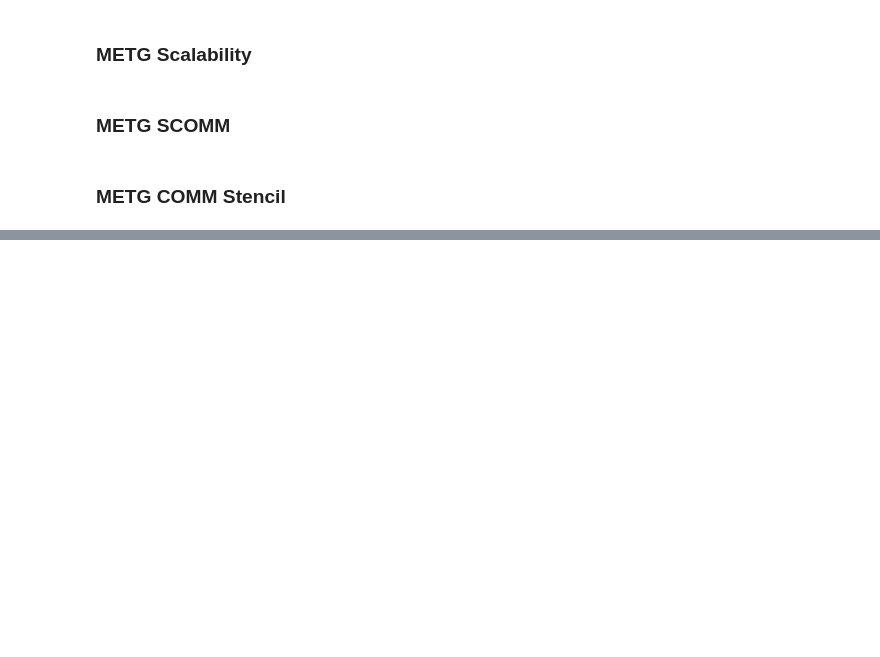
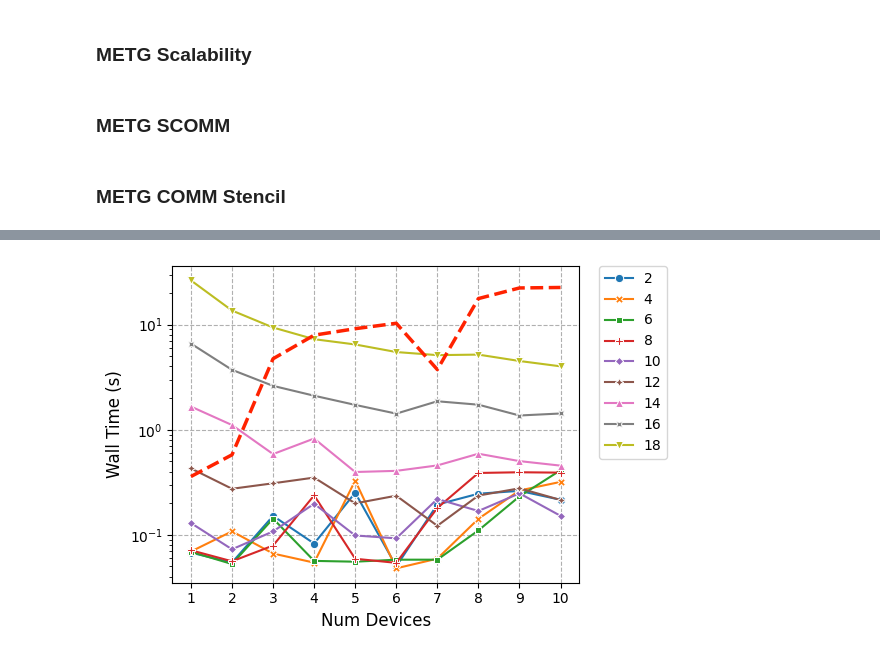
Before and after one commit to cl3to/sscad-2025, a Jupyter notebook: sscad.ipynb, the cells around one changed output, grey strips where cells are left out. Cells and saved outputs as stored; diff of their text form; code cells hidden in the pictures; blank space fills up the shorter version.

```diff
--- a/sscad.ipynb
+++ b/sscad.ipynb
@@ -955,0 +1004,42 @@ generic_line_plot_err_bar(
+# %%
+plot_meta = PlotMeta(
+    x_axis='devices',
+    y_axis='runtime_mean',
+    hue='size',
+    style='size',
+    xlabel='Num Devices',
+    ylabel='Wall Time (s)',
+    xticks=agg_df['devices'].astype(str).unique(),
+    yticks=[],
+    legend_title='Problem Size ($2^{x}$)',
+    legend_labels=[],
+)
+
+plot_meta_metg = PlotMeta(
+    x_axis='devices',
+    y_axis='metg',
+    hue='config',
+    style='config',
+    xlabel='Output Size ($2^{x}$)',
+    ylabel='METG(50%) (ms)',
+    xticks=metg_df['devices'].astype('str').unique(),
+    yticks=[],
+    legend_title='Env',
+    legend_labels=[],
+)
+
+plots_meta = [plot_meta, plot_meta_metg]
+datasets = [agg_df, metg_df]
+
+generic_multi_line_plot_err_bar(
+    datasets=datasets,
+    title='',
+    output_file=FIGURES_DIR/f'{rsys}_{accl}_{date}_sstrong_scaling_stencil.pdf',
+    plots_meta=plots_meta,
+    dashes=dashes,
+    fifty_percent_line=False,
+    log_scale_y=True,
+    outside_legend=True,
+)
+# %% [output]
+[figure, added]
```
Also changed, not shown: parts of 12 cells of this notebook, 59 other files.
